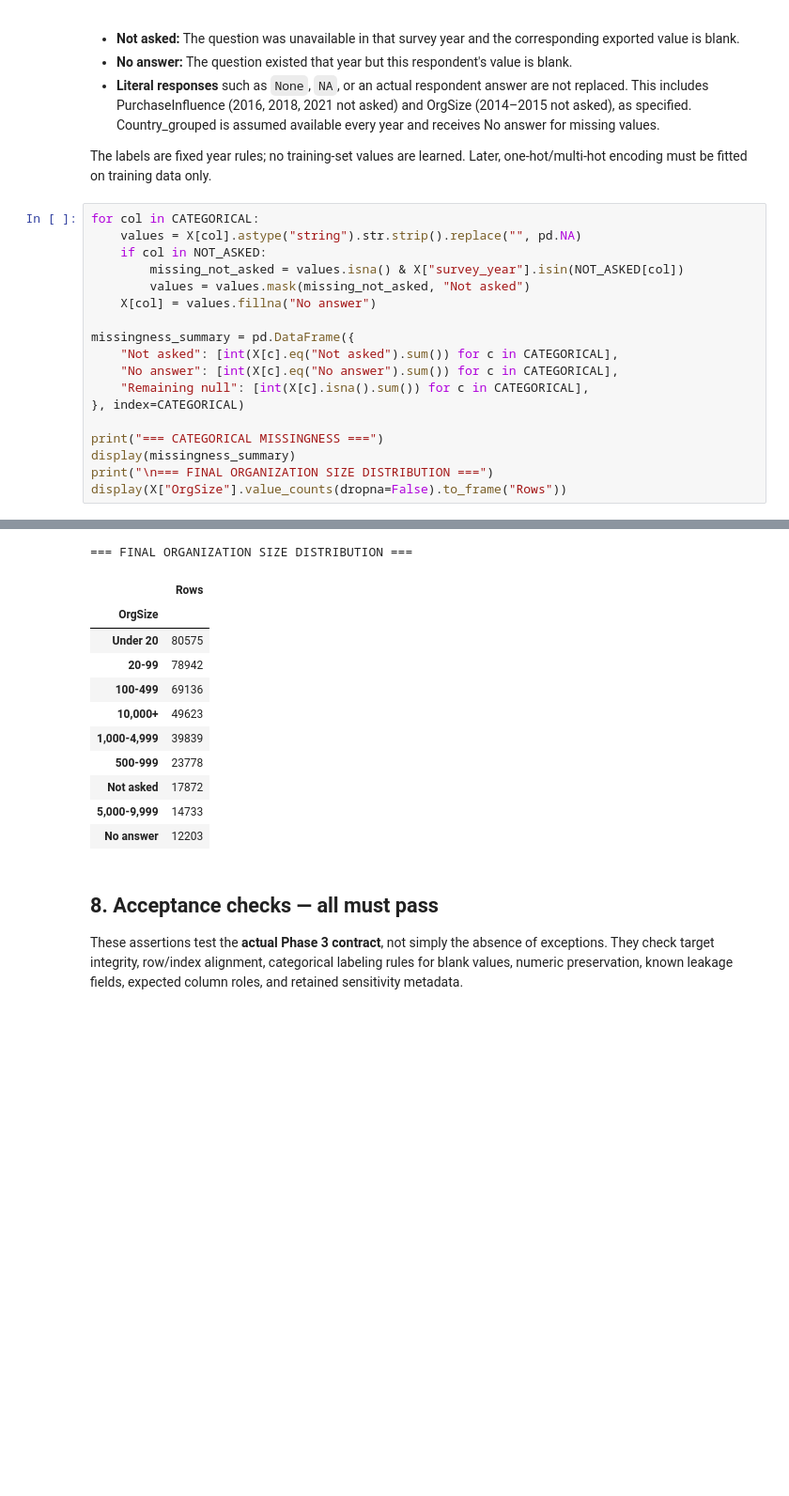
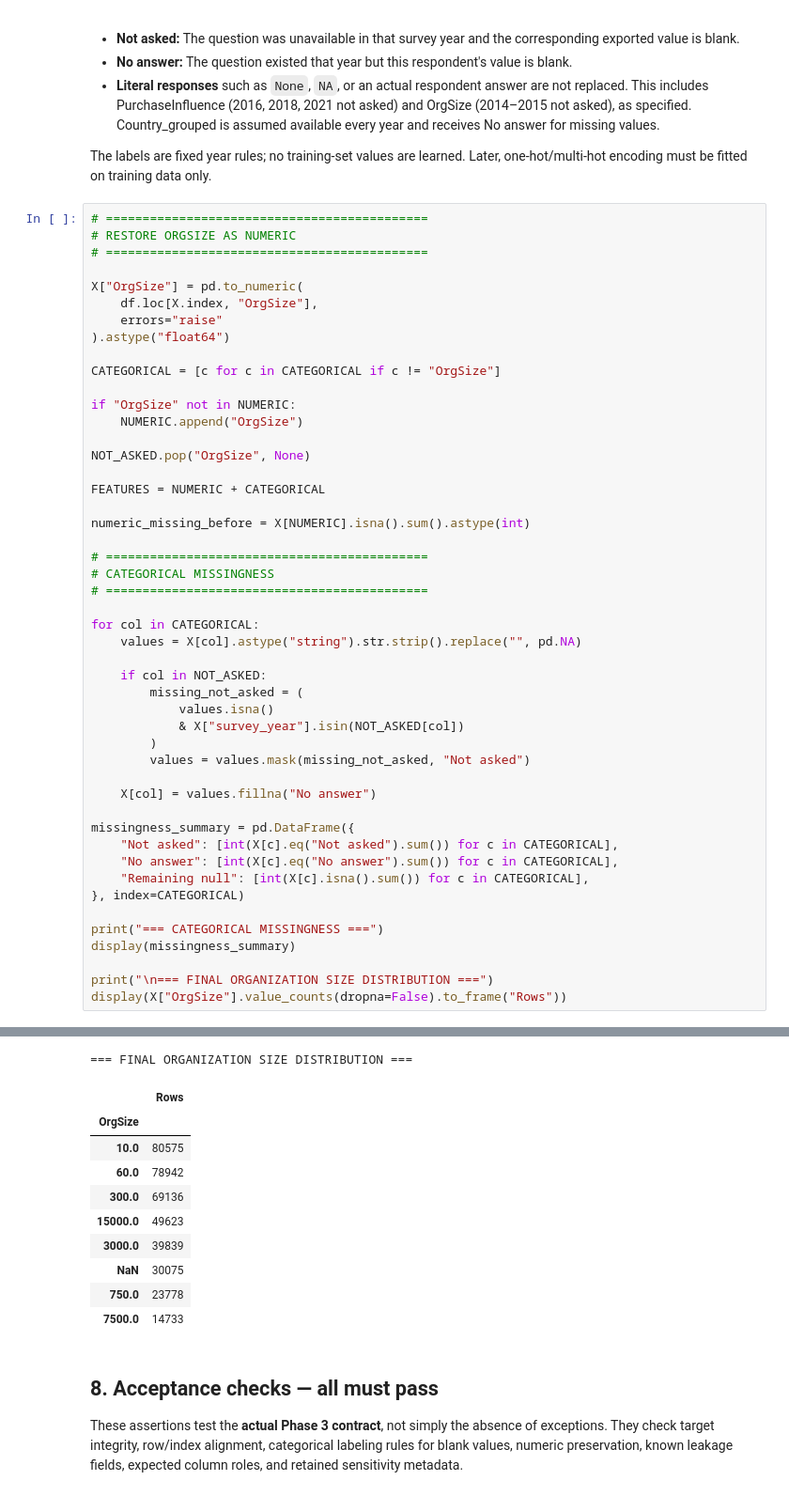
Before and after one commit to hsdeveloper6/dev-salary-intelligence, a Jupyter notebook: Phase_3_Fixed_Model_Setup.ipynb, the cells around one changed output, grey strips where cells are left out. Shown at 94% size. Saved outputs shown, nothing was run; the diff lists cells and outputs as text; blank space fills up the shorter version.

Commit message:
Phase 3 — Fixed model setup and validation - Country_group, PurchaseInfluence, Orgsize restored and properly updated

```diff
--- a/Phase_3_Fixed_Model_Setup.ipynb
+++ b/Phase_3_Fixed_Model_Setup.ipynb
@@ -284,11 +284,40 @@ This includes PurchaseInfluence (2016, 2018, 2021 not asked) and OrgSize (2014
 
 The labels are fixed year rules; no training-set values are learned. Later, one-hot/multi-hot encoding must be fitted on training data only.
 # %%
+# ============================================
+# RESTORE ORGSIZE AS NUMERIC
+# ============================================
+
+X["OrgSize"] = pd.to_numeric(
+    df.loc[X.index, "OrgSize"],
+    errors="raise"
+).astype("float64")
+
+CATEGORICAL = [c for c in CATEGORICAL if c != "OrgSize"]
+
+if "OrgSize" not in NUMERIC:
+    NUMERIC.append("OrgSize")
+
+NOT_ASKED.pop("OrgSize", None)
+
+FEATURES = NUMERIC + CATEGORICAL
+
+numeric_missing_before = X[NUMERIC].isna().sum().astype(int)
+
+# ============================================
+# CATEGORICAL MISSINGNESS
+# ============================================
+
 for col in CATEGORICAL:
     values = X[col].astype("string").str.strip().replace("", pd.NA)
+
     if col in NOT_ASKED:
-        missing_not_asked = values.isna() & X["survey_year"].isin(NOT_ASKED[col])
+        missing_not_asked = (
+            values.isna()
+            & X["survey_year"].isin(NOT_ASKED[col])
+        )
         values = values.mask(missing_not_asked, "Not asked")
+
     X[col] = values.fillna("No answer")
 
 missingness_summary = pd.DataFrame({
@@ -299,6 +328,7 @@ missingness_summary = pd.DataFrame({
 
 print("=== CATEGORICAL MISSINGNESS ===")
 display(missingness_summary)
+
 print("\n=== FINAL ORGANIZATION SIZE DISTRIBUTION ===")
 display(X["OrgSize"].value_counts(dropna=False).to_frame("Rows"))
 # %% [output]
@@ -317,18 +346,17 @@ display(X["OrgSize"].value_counts(dropna=False).to_frame("Rows"))
 | DevType | 0 | 2696 | 0 |
 | LanguageHaveWorkedWith | 0 | 9964 | 0 |
 | Country_grouped | 0 | 285 | 0 |
 === FINAL ORGANIZATION SIZE DISTRIBUTION ===
 |  | Rows |
 | OrgSize |  |
-| Under 20 | 80575 |
-| 20-99 | 78942 |
-| 100-499 | 69136 |
-| 10,000+ | 49623 |
-| 1,000-4,999 | 39839 |
-| 500-999 | 23778 |
-| Not asked | 17872 |
-| 5,000-9,999 | 14733 |
-| No answer | 12203 |
+| 10.0 | 80575 |
+| 60.0 | 78942 |
+| 300.0 | 69136 |
+| 15000.0 | 49623 |
+| 3000.0 | 39839 |
+| NaN | 30075 |
+| 750.0 | 23778 |
+| 7500.0 | 14733 |
 # %% [markdown]
 ## 8. Acceptance checks — all must pass
 
```
Also changed, not shown: parts of 4 cells of this notebook.
